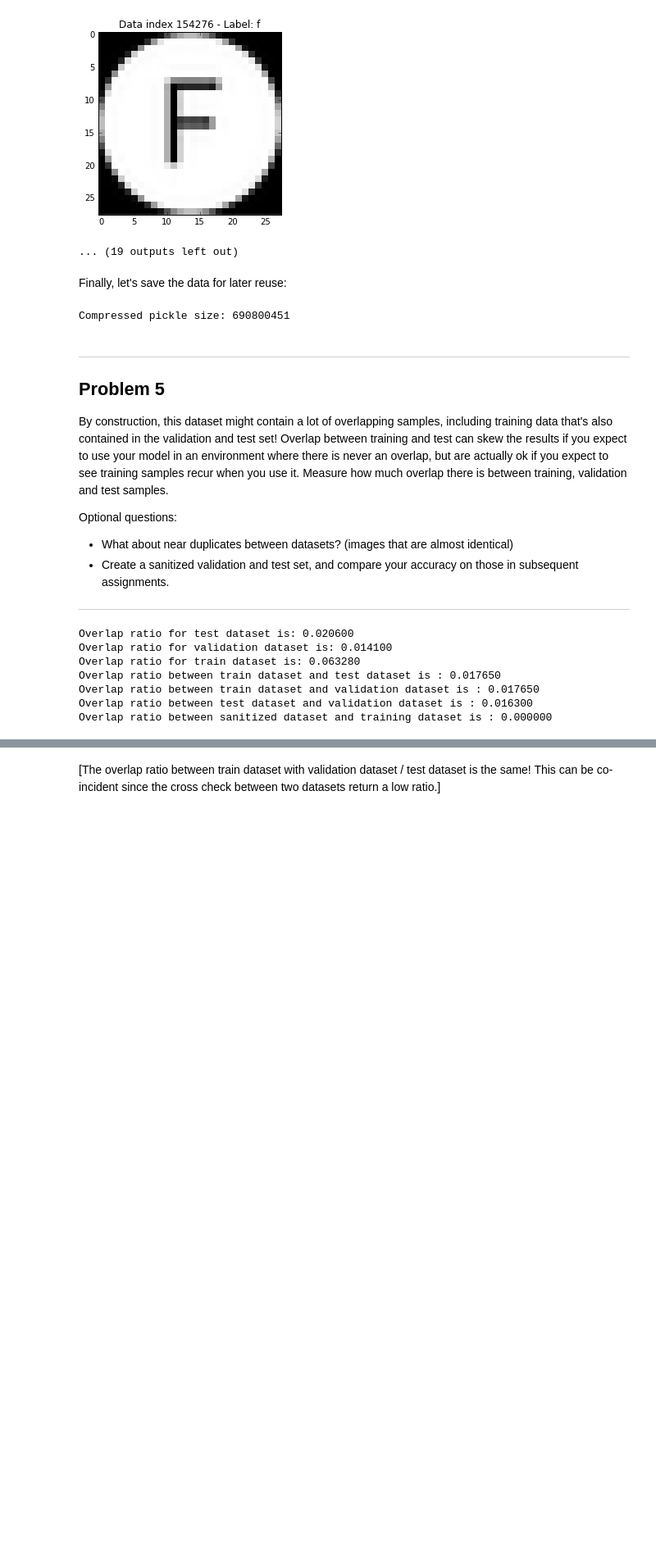
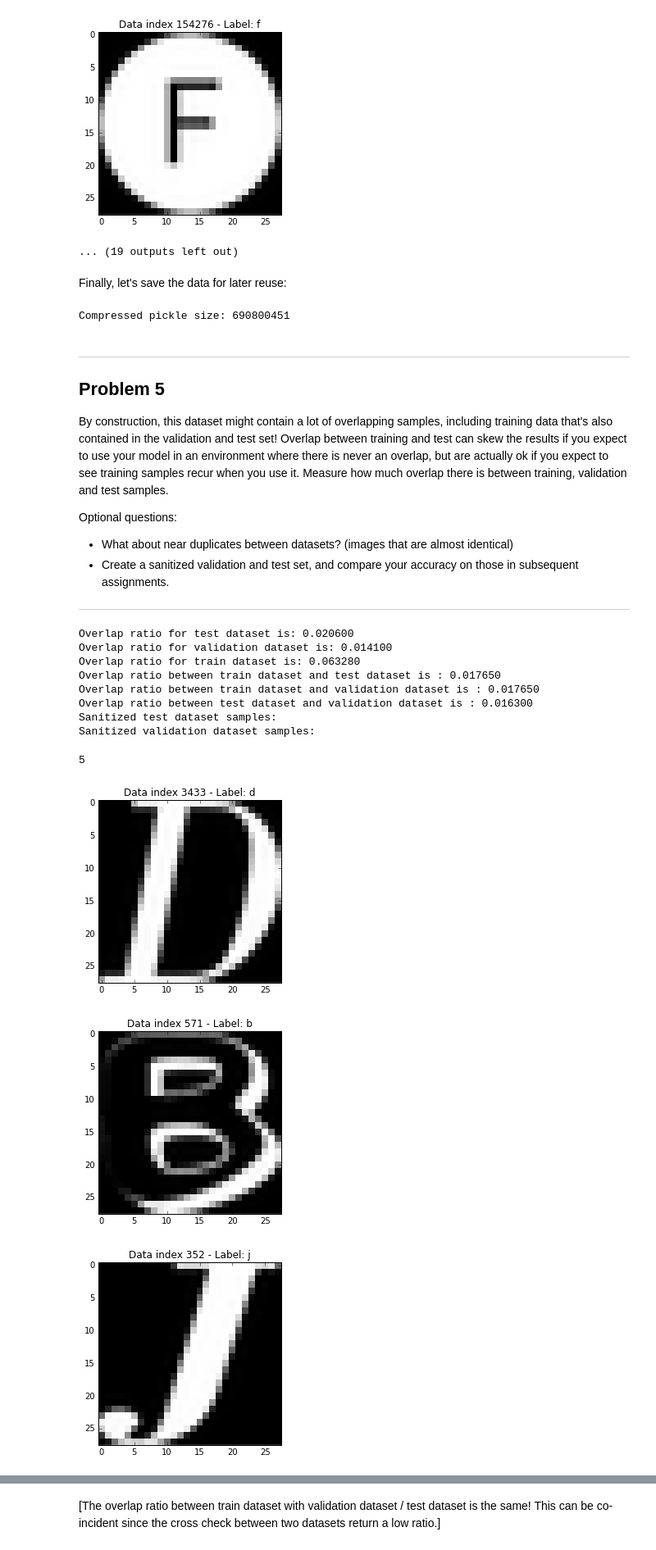
Before and after one commit to gear/DeepLearning, a Jupyter notebook: 1_notmnist.ipynb, the cells around one changed output, grey strips where cells are left out. Shown: that part at 82% size. Drawn from its saved outputs; the diff is of its cells as text; code cells hidden in the pictures; blank space fills up the shorter version.

```diff
--- a/1_notmnist.ipynb
+++ b/1_notmnist.ipynb
@@ -571,33 +571,42 @@ def sanitize(set1, set2, labels2) :
             labels[j] = labels2[i]
             j += 1
     return dataset[:j], labels[:j]
 
 
 unique_test_datasets, unique_test_labels = removeDuplicates(datasets.get('test_dataset'), datasets.get('test_labels'))
 unique_valid_datasets, unique_valid_labels = removeDuplicates(datasets.get('valid_dataset'), datasets.get('valid_labels'))
 unique_train_datasets, unique_train_labels = removeDuplicates(datasets.get('train_dataset'), datasets.get('train_labels'))
 
 print('Overlap ratio for test dataset is: %f' % (1 - len(unique_test_labels) / len(datasets.get('test_labels'))))
 print('Overlap ratio for validation dataset is: %f' % (1 - len(unique_valid_labels) / len(datasets.get('valid_labels'))))
 print('Overlap ratio for train dataset is: %f' % (1 - len(unique_train_labels) / len(datasets.get('train_labels'))))
 
 print('Overlap ratio between train dataset and test dataset is : %f' %
             (overlap(datasets.get('train_dataset'), datasets.get('test_dataset'))/len(datasets.get('train_labels'))))
 print('Overlap ratio between train dataset and validation dataset is : %f' %
             (overlap(datasets.get('train_dataset'), datasets.get('valid_dataset'))/len(datasets.get('train_labels'))))
 print('Overlap ratio between test dataset and validation dataset is : %f' %
             (overlap(datasets.get('test_dataset'), datasets.get('valid_dataset'))/len(datasets.get('valid_labels'))))
 
 sanitized_test_dataset, sanitized_test_labels = sanitize(unique_train_datasets,
                                                          datasets.get('test_dataset'), datasets.get('test_labels'))
+sanitized_valid_dataset, sanitized_valid_labels = sanitize(unique_train_datasets,
+                                                         datasets.get('valid_dataset'), datasets.get('valid_labels'))
 
-print('Overlap ratio between sanitized dataset and training dataset is : %f' %
-      (overlap(sanitized_test_dataset, datasets.get('train_dataset'))/len(datasets.get('train_labels'))))
+# Quick visual check for correctness of data
+plt.close("all")
+check_dataset(sanitized_test_dataset, sanitized_test_labels, 5)
+check_dataset(sanitized_valid_dataset, sanitized_valid_labels, 5)
 # %% [output]
 Overlap ratio for test dataset is: 0.020600
 Overlap ratio for validation dataset is: 0.014100
 Overlap ratio for train dataset is: 0.063280
 Overlap ratio between train dataset and test dataset is : 0.017650
 Overlap ratio between train dataset and validation dataset is : 0.017650
 Overlap ratio between test dataset and validation dataset is : 0.016300
-Overlap ratio between sanitized dataset and training dataset is : 0.000000
+Sanitized test dataset samples:
+Sanitized validation dataset samples:
+5
+[figure, added]
+[figure, added]
+[figure, added]
```
Also changed, not shown: parts of 5 cells of this notebook.
